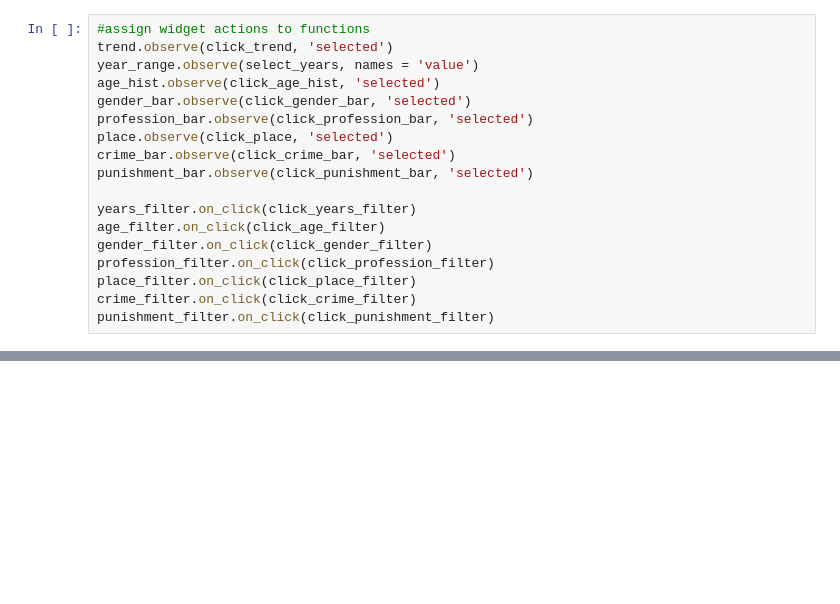
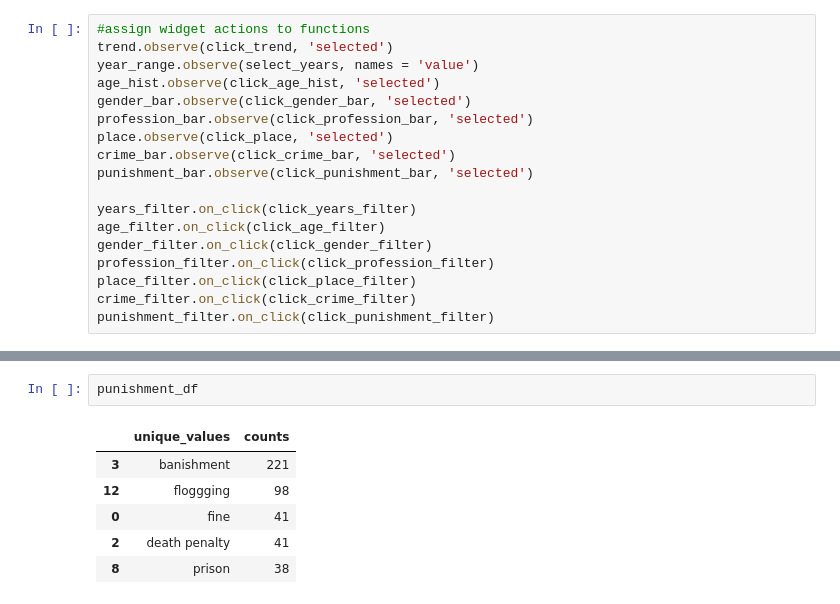
Before and after one commit to Dleth/DataVillain, a Jupyter notebook: Dashboard.ipynb, the cells around one changed output, grey strips where cells are left out. Drawn from its saved outputs; the diff is of its cells as text; blank space fills up the shorter version.

```diff
--- a/Dashboard.ipynb
+++ b/Dashboard.ipynb
@@ -983,2 +995,11 @@ VBox(children=(HBox(children=(Label(value='Selected filters, click to unselect')
 ------
 ------
+# %%
+punishment_df
+# %% [output]
+|  | unique_values | counts |
+| 3 | banishment | 221 |
+| 12 | floggging | 98 |
+| 0 | fine | 41 |
+| 2 | death penalty | 41 |
+| 8 | prison | 38 |
```
Also changed, not shown: parts of 2 cells of this notebook.
